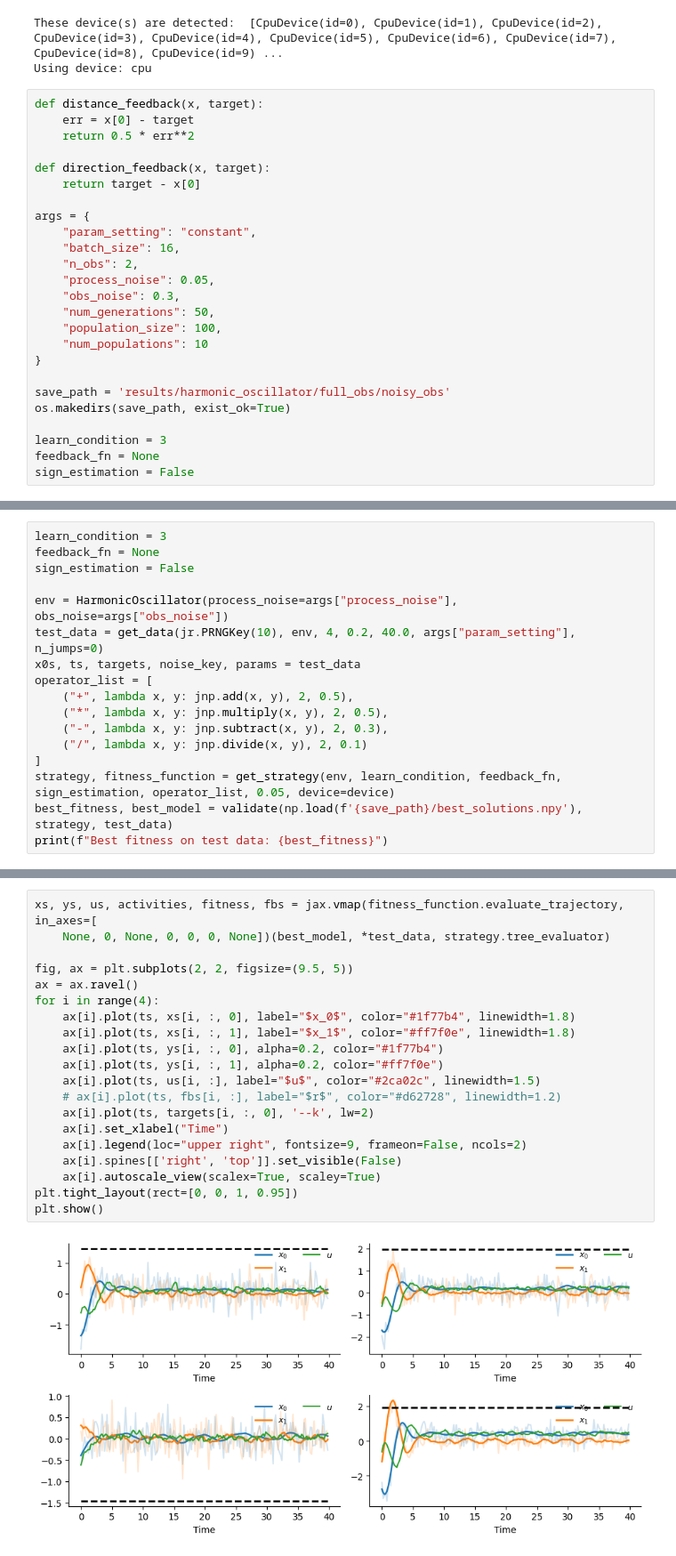
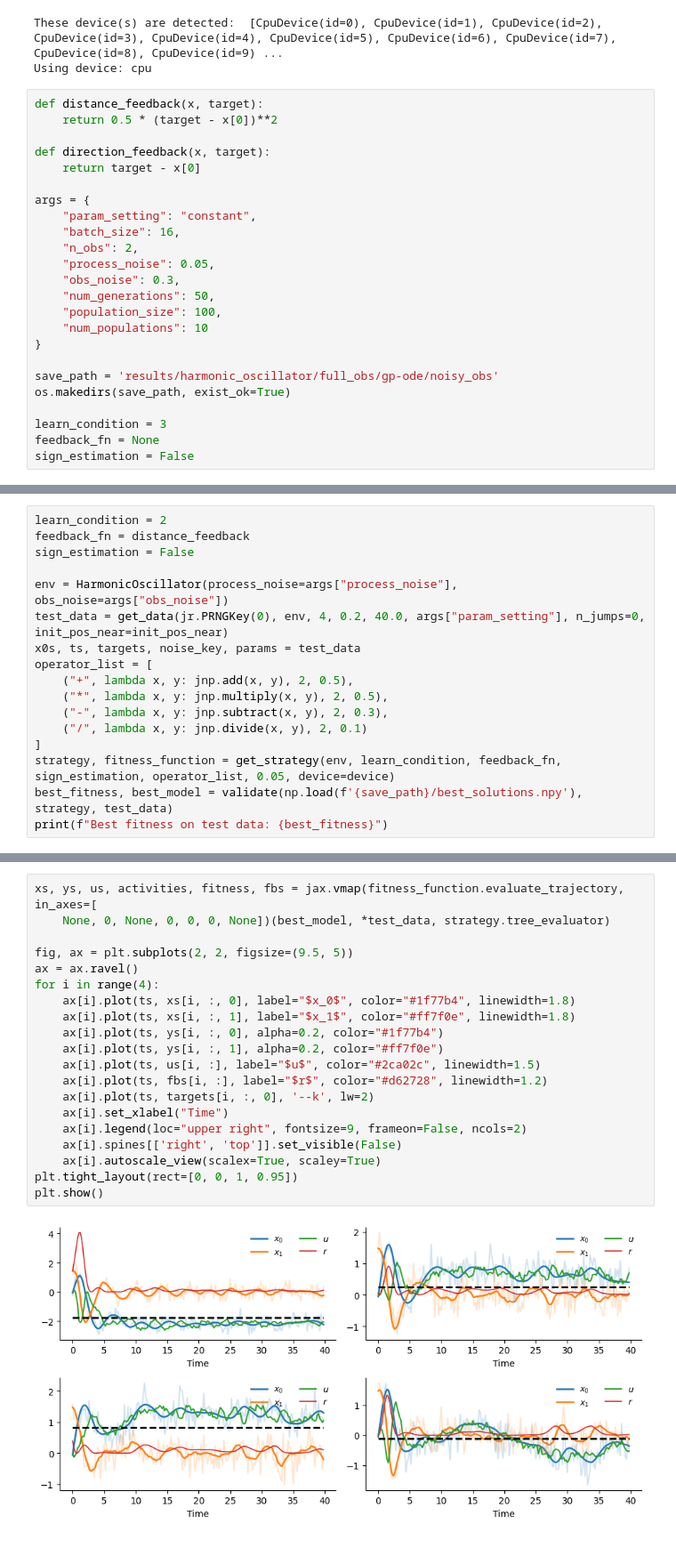
Before and after one commit to KhoaNguyen02/SDEvolve, a Jupyter notebook: train.ipynb, the cells around one changed output, grey strips where cells are left out. Shown: that part at 89% size. Cells and saved outputs as stored; diff of their text form.

```diff
--- a/train.ipynb
+++ b/train.ipynb
@@ -18,8 +18,7 @@ These device(s) are detected:  [CpuDevice(id=0), CpuDevice(id=1), CpuDevice(id=2
 Using device: cpu
 # %%
 def distance_feedback(x, target):
-    err = x[0] - target
-    return 0.5 * err**2
+    return 0.5 * (target - x[0])**2
 
 def direction_feedback(x, target):
     return target - x[0]
@@ -35,7 +34,7 @@ args = {
     "num_populations": 10
 }
 
-save_path = 'results/harmonic_oscillator/full_obs/noisy_obs'
+save_path = 'results/harmonic_oscillator/full_obs/gp-ode/noisy_obs'
 os.makedirs(save_path, exist_ok=True)
 
 learn_condition = 3
@@ -80,10 +79,10 @@ Final best solution: [0.84*a1 + u0 + y1 - 0.0316, 0.138*y0*y1, -1.97*a0 - 1.97*a
 # %%
-learn_condition = 3
-feedback_fn = None
+learn_condition = 2
+feedback_fn = distance_feedback
 sign_estimation = False
 
 env = HarmonicOscillator(process_noise=args["process_noise"], obs_noise=args["obs_noise"])
-test_data = get_data(jr.PRNGKey(10), env, 4, 0.2, 40.0, args["param_setting"], n_jumps=0)
+test_data = get_data(jr.PRNGKey(0), env, 4, 0.2, 40.0, args["param_setting"], n_jumps=0, init_pos_near=init_pos_near)
 x0s, ts, targets, noise_key, params = test_data
 operator_list = [
     ("+", lambda x, y: jnp.add(x, y), 2, 0.5),
@@ -100,22 +99,22 @@ Best fitness on test data: 2.654136896133423
 # %%
 xs, ys, us, activities, fitness, fbs = jax.vmap(fitness_function.evaluate_trajectory, in_axes=[
     None, 0, None, 0, 0, 0, None])(best_model, *test_data, strategy.tree_evaluator)
 
 fig, ax = plt.subplots(2, 2, figsize=(9.5, 5))
 ax = ax.ravel()
 for i in range(4):
     ax[i].plot(ts, xs[i, :, 0], label="$x_0$", color="#1f77b4", linewidth=1.8)
     ax[i].plot(ts, xs[i, :, 1], label="$x_1$", color="#ff7f0e", linewidth=1.8)
     ax[i].plot(ts, ys[i, :, 0], alpha=0.2, color="#1f77b4")
     ax[i].plot(ts, ys[i, :, 1], alpha=0.2, color="#ff7f0e")
     ax[i].plot(ts, us[i, :], label="$u$", color="#2ca02c", linewidth=1.5)
-    # ax[i].plot(ts, fbs[i, :], label="$r$", color="#d62728", linewidth=1.2)
+    ax[i].plot(ts, fbs[i, :], label="$r$", color="#d62728", linewidth=1.2)
     ax[i].plot(ts, targets[i, :, 0], '--k', lw=2)
     ax[i].set_xlabel("Time")
     ax[i].legend(loc="upper right", fontsize=9, frameon=False, ncols=2)
     ax[i].spines[['right', 'top']].set_visible(False)
     ax[i].autoscale_view(scalex=True, scaley=True)
 plt.tight_layout(rect=[0, 0, 1, 0.95])
 plt.show()
 # %% [output]
-[figure, old version]
+[figure, new version]
```
Also changed, not shown: parts of 3 cells of this notebook.
